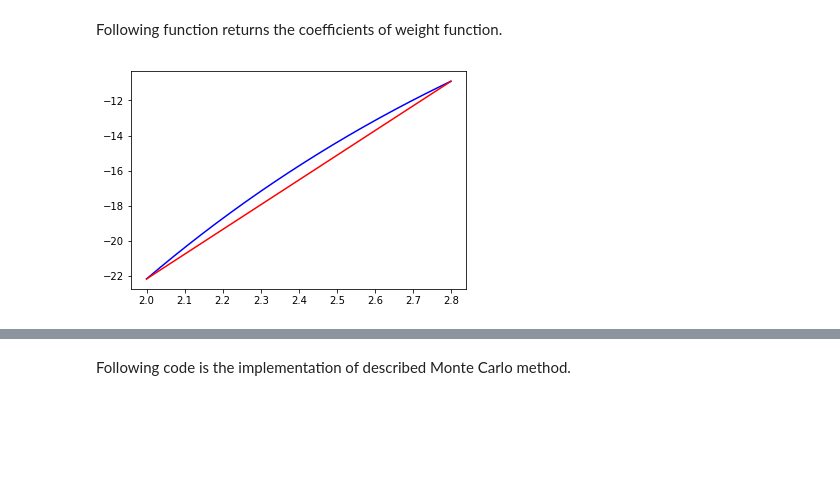
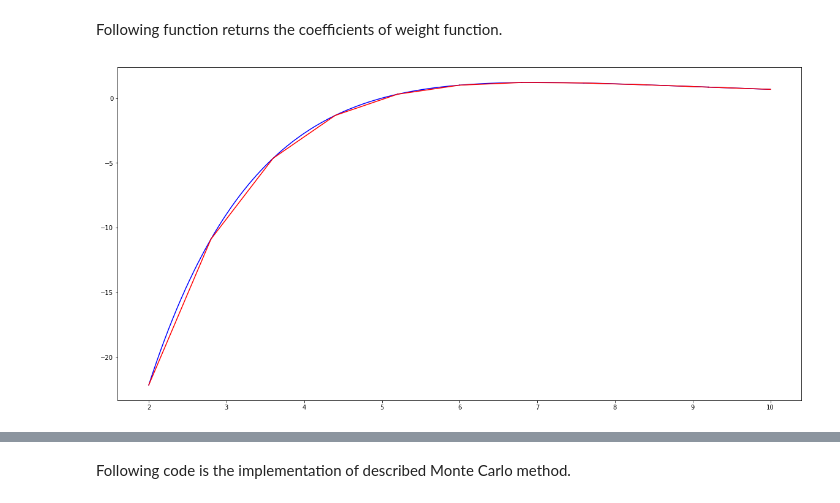
Before and after one commit to guneykan/montecarlo, a Jupyter notebook: PS3/PS3.ipynb, the cells around one changed output, grey strips where cells are left out. Drawn from its saved outputs; the diff is of its cells as text; code cells hidden in the pictures; blank space fills up the shorter version.

Commit message:
PS3 plots are addded

```diff
--- a/PS3/PS3.ipynb
+++ b/PS3/PS3.ipynb
@@ -49,20 +49,25 @@ Following function returns the coefficients of weight function.
 # %%
 #Calculates the coefficients of linear weight function.
 def findw(f,H,lower,upper,normalize):
     #Find the linear function.
     slope=(f(upper,H)-f(lower,H))/(upper-lower)
     a=slope
     b=-slope*upper+f(upper,H)
     #Normalization.
     A=(a/2)*(upper**2)+b*upper-(a/2)*(lower**2)-b*lower
     if normalize:
         a/=A
         b/=A
     return [a,b]
-x = np.arange(2, 2.8, 0.001);
-plt.plot(x,f(x,H),'b')
-testW=findw(f,H,2,2.8,False)
-plt.plot(x,testW[0]*x+testW[1],'r')
+
+y=np.arange(2,10.01,0.8)
+plt.figure(figsize=(20,10))
+for i in range(0,len(y)-1):
+    x = np.arange(y[i], y[i+1], 0.001);
+    plt.plot(x,f(x,H),'-b')
+    testW=findw(f,H,y[i],y[i+1],False)
+    plt.plot(x,testW[0]*x+testW[1],'-r')
+
 plt.show()
 # %% [output]
-[figure, old version]
+[figure, new version]
```
Also changed, not shown: parts of 7 cells of this notebook.
